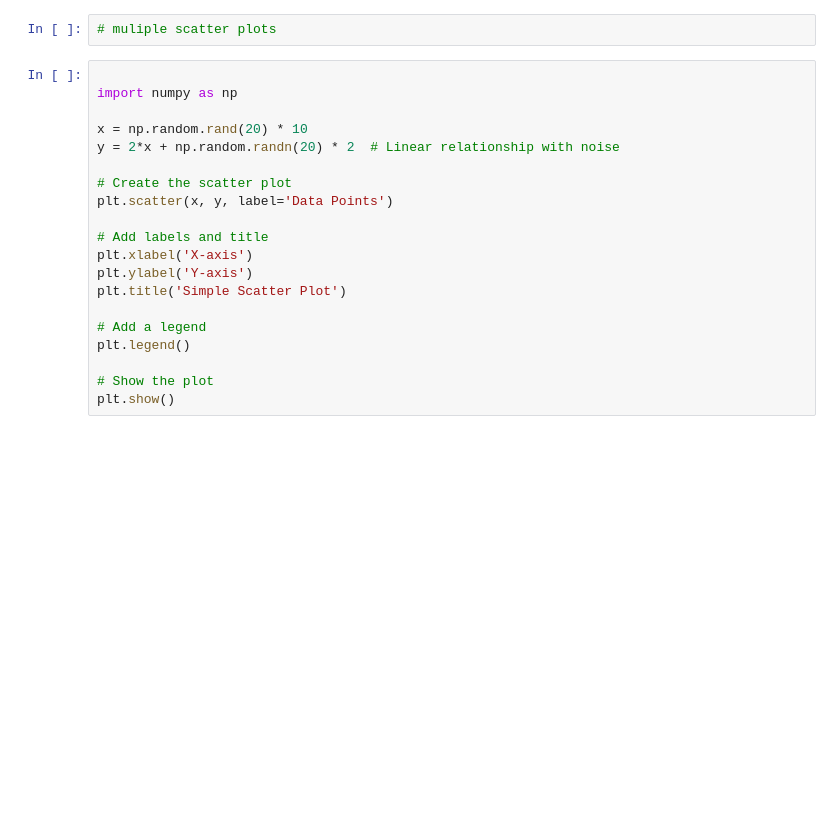
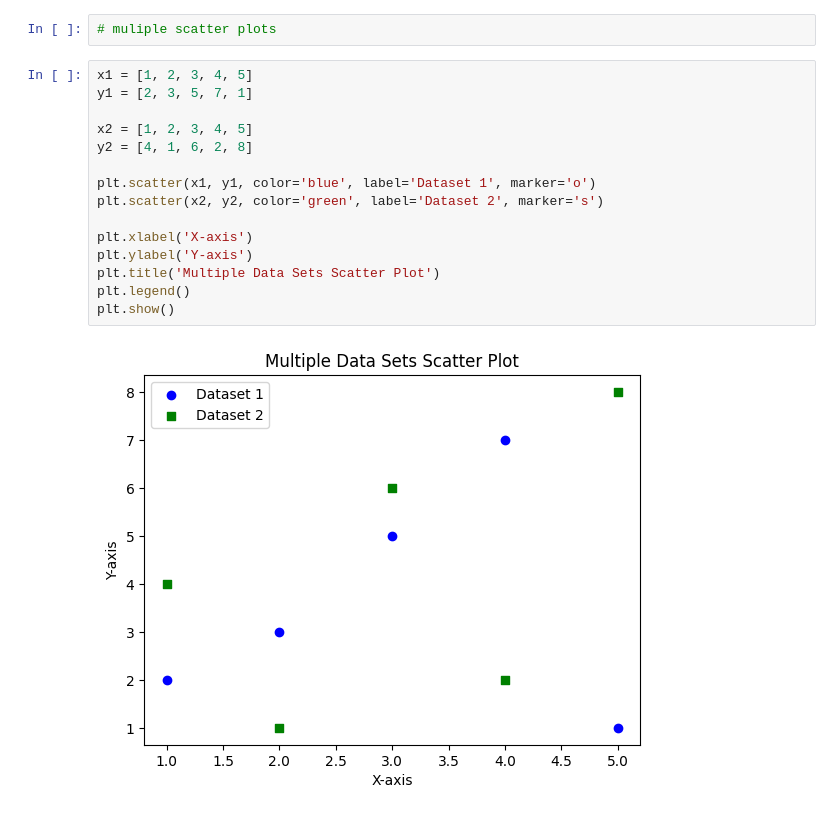
Before and after one commit to TheMikeKaisen/Learn_Matplotlib, a Jupyter notebook: ScatterPlot.ipynb, the cells around one changed output. Saved outputs shown, nothing was run; the diff lists cells and outputs as text; blank space fills up the shorter version.

```diff
--- a/ScatterPlot.ipynb
+++ b/ScatterPlot.ipynb
@@ -68,22 +68,19 @@ plt.show()
 # %%
 # muliple scatter plots
 # %%
+x1 = [1, 2, 3, 4, 5]
+y1 = [2, 3, 5, 7, 1]
 
-import numpy as np
+x2 = [1, 2, 3, 4, 5]
+y2 = [4, 1, 6, 2, 8]
 
-x = np.random.rand(20) * 10
-y = 2*x + np.random.randn(20) * 2  # Linear relationship with noise
+plt.scatter(x1, y1, color='blue', label='Dataset 1', marker='o')
+plt.scatter(x2, y2, color='green', label='Dataset 2', marker='s')
 
-# Create the scatter plot
-plt.scatter(x, y, label='Data Points')
-
-# Add labels and title
 plt.xlabel('X-axis')
 plt.ylabel('Y-axis')
-plt.title('Simple Scatter Plot')
-
-# Add a legend
+plt.title('Multiple Data Sets Scatter Plot')
 plt.legend()
-
-# Show the plot
 plt.show()
+# %% [output]
+[figure, added]
```
Also changed, not shown: 2 other files.
